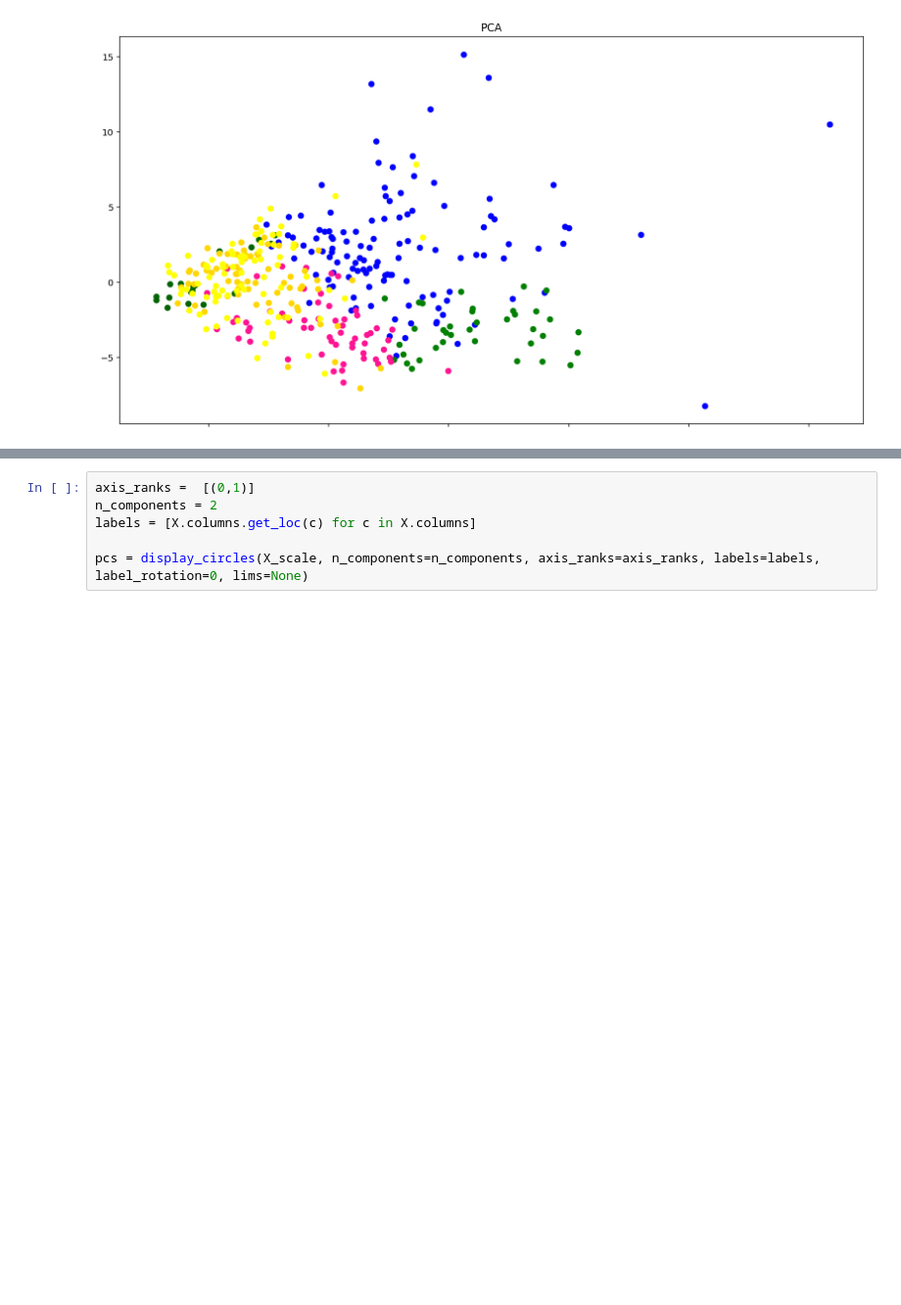
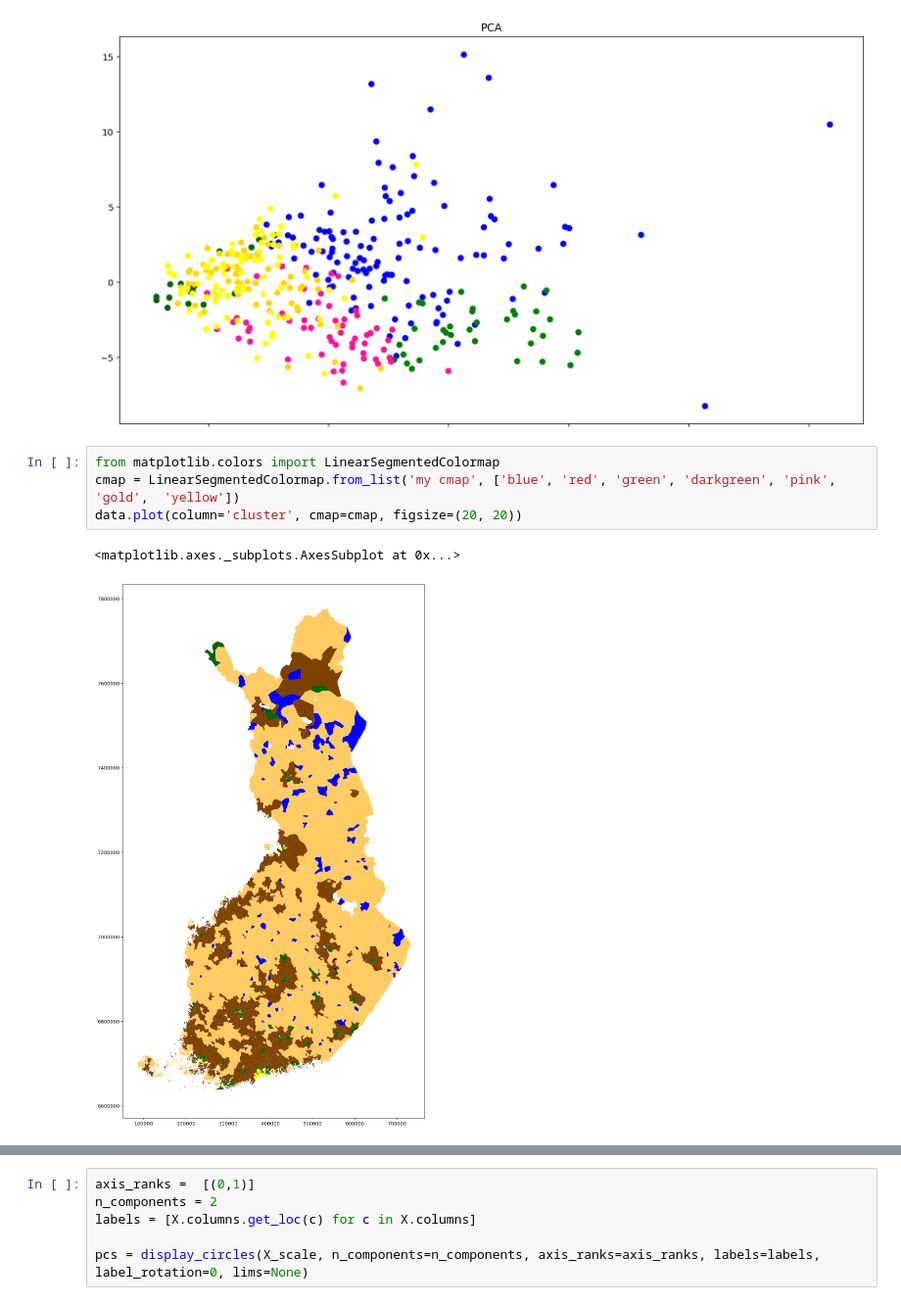
Before and after one commit to launis/areadata, a Jupyter notebook: create_clusters.ipynb, the cells around one changed output, grey strips where cells are left out. Shown at 98% size. Cells and saved outputs as stored; diff of their text form; blank space fills up the shorter version.

```diff
--- a/create_clusters.ipynb
+++ b/create_clusters.ipynb
@@ -239,3 +226,10 @@ n_components = 2
 draw_pca(X_scale, data, n_components = n_components, compare=True)
 # %% [output]
 [figure]
+# %%
+from matplotlib.colors import LinearSegmentedColormap
+cmap = LinearSegmentedColormap.from_list('my cmap', ['blue', 'red', 'green', 'darkgreen', 'pink', 'gold',  'yellow'])
+data.plot(column='cluster', cmap=cmap, figsize=(20, 20))
+# %% [output]
+<matplotlib.axes._subplots.AxesSubplot at 0x...>
+[figure, added]
```
Also changed, not shown: parts of 16 cells of this notebook, 1 other file.
